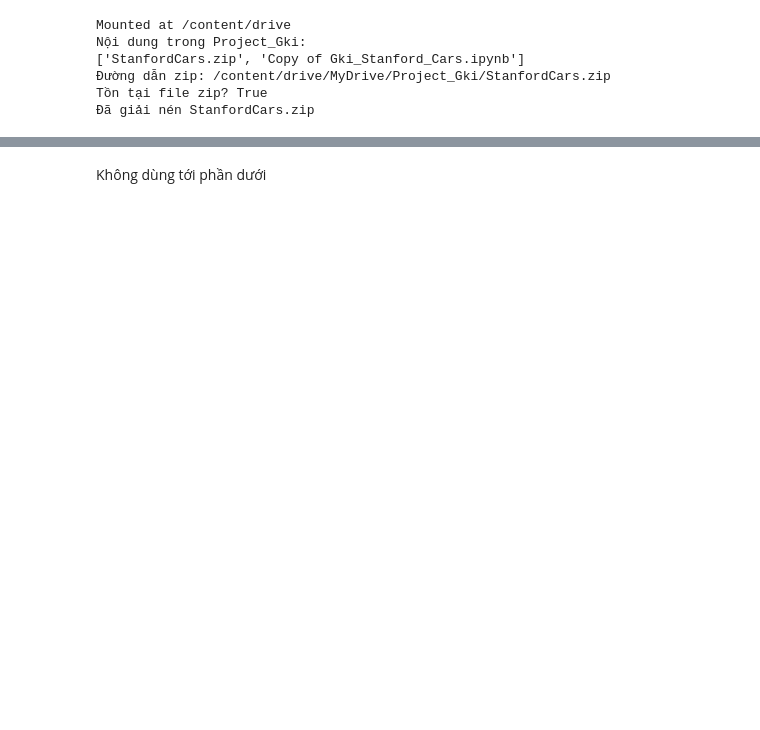
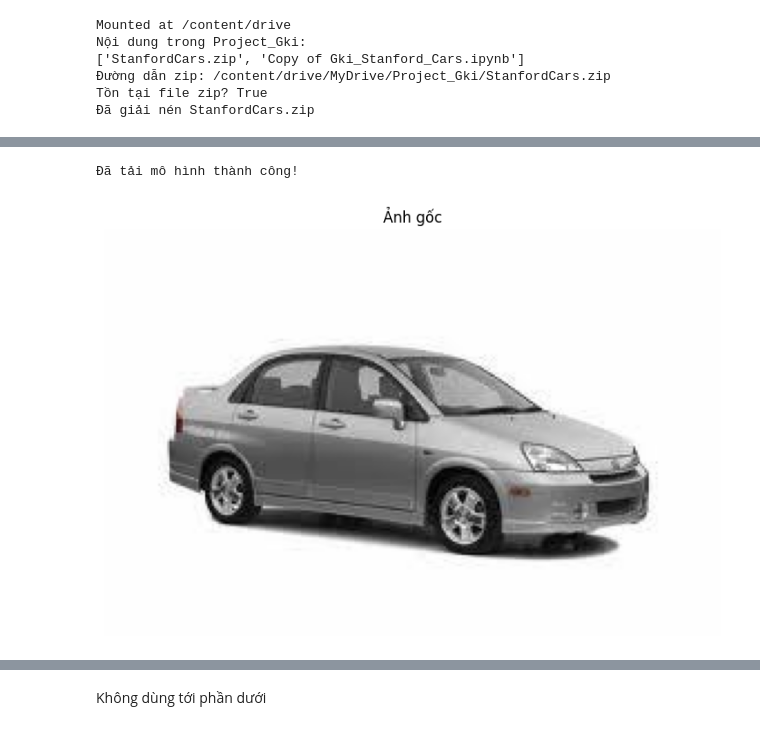
Before and after one commit to Nguyen3007/Project-GKI-Deep, a Jupyter notebook: Copy_of_Gki_Stanford_Cars.ipynb, the cells around one changed output, grey strips where cells are left out. Drawn from its saved outputs; the diff is of its cells as text; code cells hidden in the pictures; blank space fills up the shorter version.

```diff
--- a/Copy_of_Gki_Stanford_Cars.ipynb
+++ b/Copy_of_Gki_Stanford_Cars.ipynb
@@ -465,0 +712,73 @@ class VQAModel(nn.Module):
+# %%
+def load_model_from_drive():
+    """Tải mô hình đã lưu từ Google Drive"""
+    model_path = "/content/drive/MyDrive/Project_Gki/vqa_model.pth"
+
+    if not os.path.exists(model_path):
+        print(f"Không tìm thấy mô hình tại {model_path}")
+        return None, None, None
+
+    # Tải checkpoint
+    checkpoint = torch.load(model_path)
+    word2idx = checkpoint['word2idx']
+    idx2word = checkpoint['idx2word']
+
+    # Khởi tạo mô hình
+    model = VQAModel(
+        embed_size=256,
+        hidden_size=512,
+        vocab_size=len(word2idx),
+        use_pretrained=True,
+        use_attention=True
+    )
+
+    # Tải trọng số
+    model.load_state_dict(checkpoint['model_state_dict'])
+    device = torch.device('cuda' if torch.cuda.is_available() else 'cpu')
+    model = model.to(device)
+    print("Đã tải mô hình thành công!")
+
+    return model, word2idx, idx2word
+
+def test_with_custom_image(model, word2idx, idx2word, image_path):
+    """Test mô hình với một hình ảnh tùy chỉnh"""
+    if model is None:
+        print("Cần tải mô hình trước khi test!")
+        return
+
+    # Load and transform image
+    image = load_image(image_path)
+    device = torch.device('cuda' if torch.cuda.is_available() else 'cpu')
+
+    # Display original image
+    plt.figure(figsize=(10, 6))
+    img = Image.open(image_path).convert('RGB')
+    plt.imshow(img)
+    plt.title("Ảnh gốc")
+    plt.axis('off')
+    plt.show()
+
+    # Đặt các câu hỏi
+    questions = [
+        "Có bao nhiêu xe trong ảnh?",
+        "Màu sắc của xe là gì?",
+        "Đây là loại xe gì?",
+        "Xe này được sản xuất bởi hãng nào?",
+        "Xe trong ảnh đang ở đâu?"
+    ]
+
+    # Lấy câu trả lời
+    for question in questions:
+        answer = generate_answer(model, image, question, word2idx, idx2word, device)
+        print(f"Câu hỏi: {question}")
+        print(f"Câu trả lời: {answer}\n")
+
+# Tải mô hình và test
+loaded_model, word2idx, idx2word = load_model_from_drive()
+if loaded_model is not None:
+    # Thay đường dẫn bằng một hình ảnh xe bất kỳ
+    test_image_path = "/content/stanford_cars/cars_test/cars_test/00001.jpg"
+    test_with_custom_image(loaded_model, word2idx, idx2word, test_image_path)
+# %% [output]
+Đã tải mô hình thành công!
+[figure, added]
```
Also changed, not shown: parts of 6 cells of this notebook.
